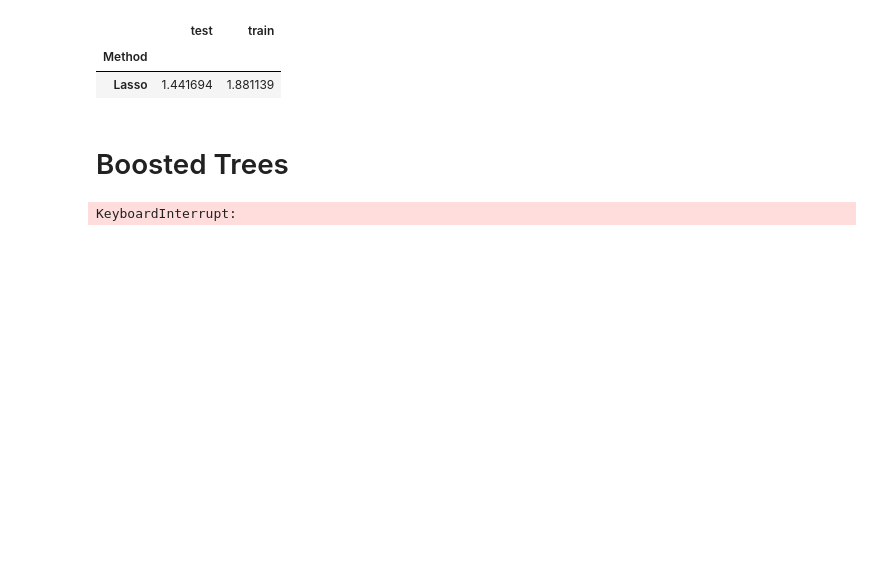
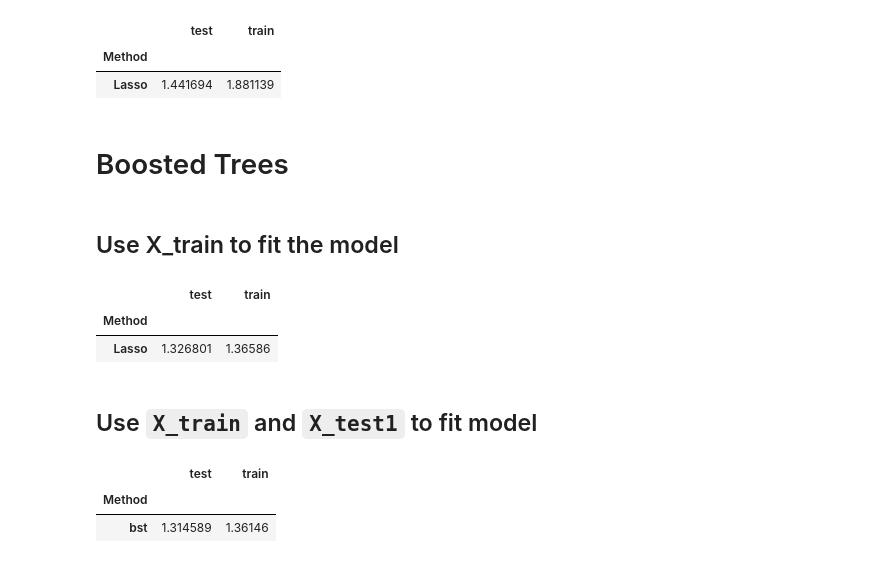
Before and after one commit to giebasjo/ML_proj, a Jupyter notebook: Skander/ML_project.ipynb, the cells around one changed output. Saved outputs shown, nothing was run; the diff lists cells and outputs as text; code cells hidden in the pictures; blank space fills up the shorter version.

```diff
--- a/Skander/ML_project.ipynb
+++ b/Skander/ML_project.ipynb
@@ -516,10 +512,33 @@ test_dm = xgb.DMatrix(X_test1.values, y_test1)
 #Parameters
 param = {'eval_metric':'rmse',
          'eta':0.3,
-         'seed':1
+         'seed':1,
+         'max_depth':6,
+
         }
 
 
-cvres = xgb.cv(param, train_dm, 1000)
+cvres = xgb.cv(param, train_dm, 50)
-# %% [output]
-KeyboardInterrupt:
+# %% [markdown]
+## Use X_train to fit the model
+# %%
+best_round=np.argmin(cvres["test-rmse-mean"])
+bst = xgb.train(param, train_dm, best_round)
+# %%
+yhat_train=bst.predict(train_dm)
+yhat_test=bst.predict(test_dm)
+
+
+WEPS_lasso_train=WEPS(w_train,yhat_train,y_train)
+WEPS_lasso_test=WEPS(w_test,yhat_test,y_test1)
+#Summary:
+d={"Method":["bst"],"train":[WEPS_lasso_train],"test":[WEPS_lasso_test]}
+summary=pd.DataFrame(d)
+summary.set_index("Method",inplace=True)
+summary
+# %% [output]
+|  | test | train |
+| Method |  |  |
+| Lasso | 1.326801 | 1.36586 |
+# %% [markdown]
+## Use `X_train` and `X_test1` to fit model
@@ -525,0 +559,16 @@ KeyboardInterrupt:
+# %%
+yhat_train=bst.predict(train_dm2)
+yhat_test=bst.predict(test_dm2)
+
+
+WEPS_lasso_train=WEPS(w_train2,yhat_train,y_train2)
+WEPS_lasso_test=WEPS(w_test2,yhat_test,y_test2)
+#Summary:
+d={"Method":["bst"],"train":[WEPS_lasso_train],"test":[WEPS_lasso_test]}
+summary=pd.DataFrame(d)
+summary.set_index("Method",inplace=True)
+summary
+# %% [output]
+|  | test | train |
+| Method |  |  |
+| bst | 1.314589 | 1.36146 |
```
Also changed, not shown: parts of 14 cells of this notebook.
